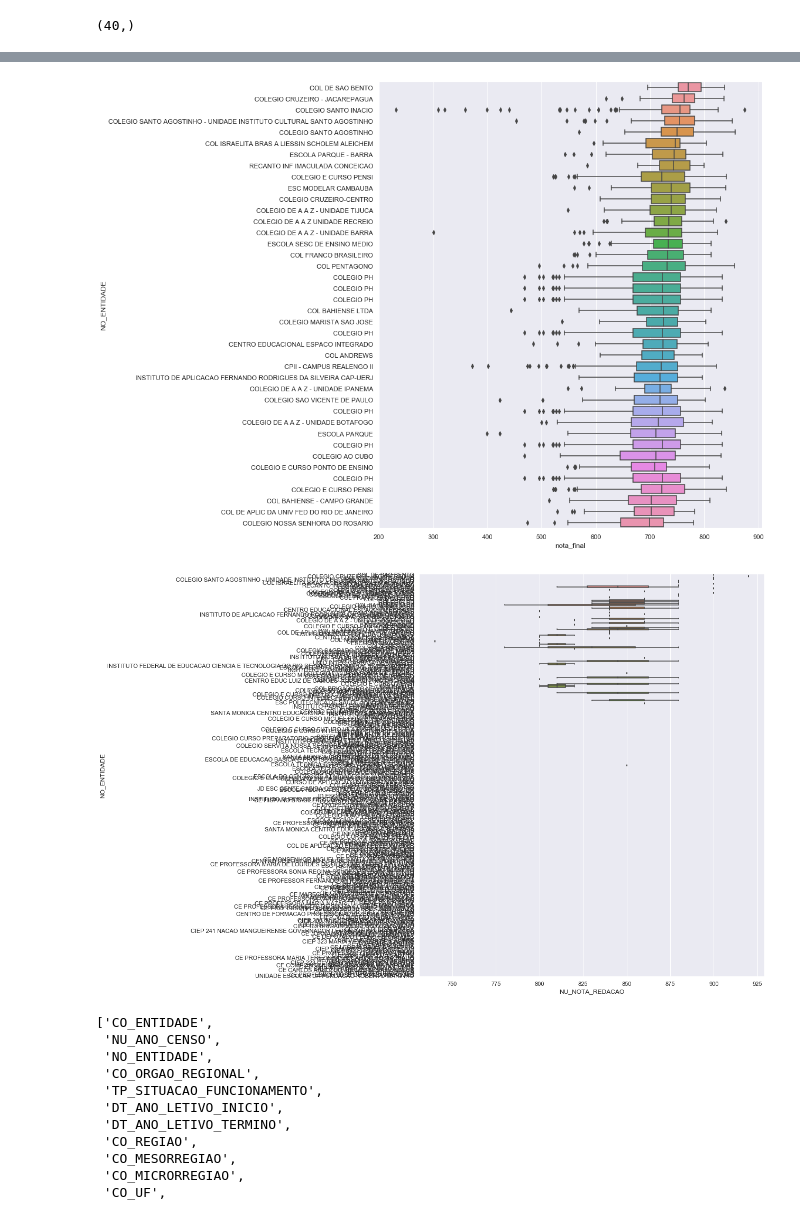
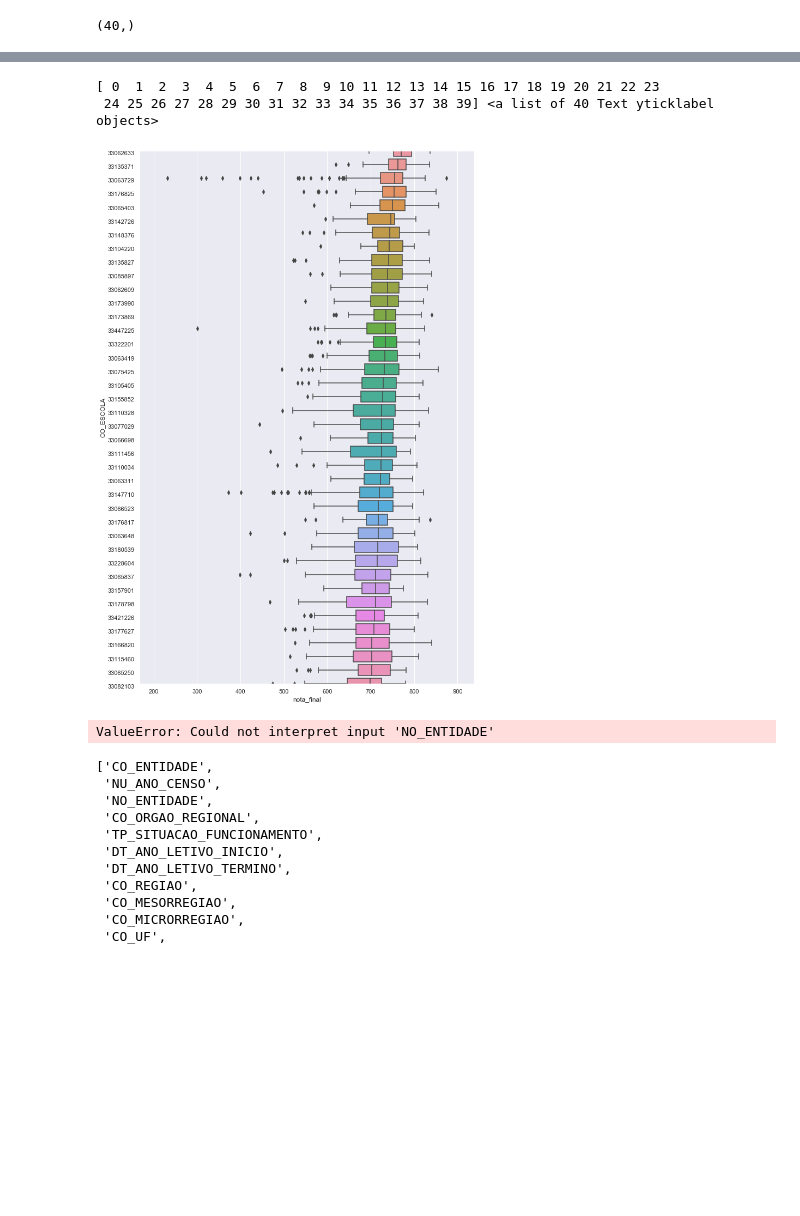
Before and after one commit to pauloneves/educacao, a Jupyter notebook: analisa.ipynb, the cells around one changed output, grey strips where cells are left out. Drawn from its saved outputs; the diff is of its cells as text; code cells hidden in the pictures; blank space fills up the shorter version.

Commit message:
gerando de acordo com código de entidade

```diff
--- a/analisa.ipynb
+++ b/analisa.ipynb
@@ -16,6 +17,6 @@ Inventando meu cálculo de nota final. Para mim redação tem peso 2
 # %%
 notas_cols = ['NU_NOTA_CN', 'NU_NOTA_CH', 'NU_NOTA_LC', 'NU_NOTA_MT', 'NU_NOTA_REDACAO', ]
-notas_pesos =(1, 1, 1, 1, 2)
+notas_pesos =(1, 2, 1, 2, 3)
 # %%
 media_ponderada = lambda notas: np.average(notas, weights=notas_pesos)
 
@@ -113,0 +111,11 @@ Ajustar no gráfico abaixo:
+# %%
+df_melhores['rotulo'] = df_melhores.loc[:,['NO_ENTIDADE', 'num', 'rank']].apply(lambda x: '{:>s} {:03d}/{:>2.0f}'.format(x[0].title(), x[1], x[2]), axis=1)
+# %%
+import seaborn as sns
+sns.set(rc={'figure.figsize':(11,18), 'axes.xmargin': .1, 'ytick.alignment': 'top'})
+ax = sns.boxplot(data=df_enem, y='CO_ESCOLA', x='nota_final', orient='h',
+                 order=df_melhores.head(NUM_MELHORES).CO_ENTIDADE)
+ax.set(ylabel='', xlabel='')
+#plt.suptitle('Distribuição de notas por escola', x=.25, va='bottom', size=24);
+locs, _ = plt.yticks()
+plt.yticks(locs, df_melhores.rotulo);
@@ -113,0 +124,3 @@ Ajustar no gráfico abaixo:
+# %%
+import seaborn as sns
+sns.set()
@@ -114,14 +133,21 @@ Ajustar no gráfico abaixo:
 # %%
 import seaborn as sns
-sns.set(rc={'figure.figsize':(11.7,14)})
-sns.boxplot(data=df_enem, y='NO_ENTIDADE', x='nota_final', orient='h', order=my_order);
+sns.set()
+ax = sns.boxplot(data=df_enem, y='CO_ESCOLA', x='nota_final', orient='h',
+                 order=df_melhores.head(NUM_MELHORES).CO_ENTIDADE)
+locs, labels = plt.yticks()
+plt.yticks(locs, labels);
+
+print(locs, labels)
 # %% [output]
+[ 0  1  2  3  4  5  6  7  8  9 10 11 12 13 14 15 16 17 18 19 20 21 22 23
+ 24 25 26 27 28 29 30 31 32 33 34 35 36 37 38 39] <a list of 40 Text yticklabel objects>
-[figure, old version]
+[figure, new version]
 # %%
 sns.boxplot(data=df_enem_rio, y='NO_ENTIDADE', x='NU_NOTA_REDACAO', orient='h',
-            order=df_melhores.sort_values('rank')['NO_ENTIDADE']);
+            order=df_melhores.sort_values('rank')['NO_ENTIDADE'].head(NUM_MELHORES));
 # %% [output]
-[figure, removed]
+ValueError: Could not interpret input 'NO_ENTIDADE'
 # %%
 df_escolas.columns.tolist()
 # %% [output]
```
Also changed, not shown: parts of 7 cells of this notebook, 1 other file.
